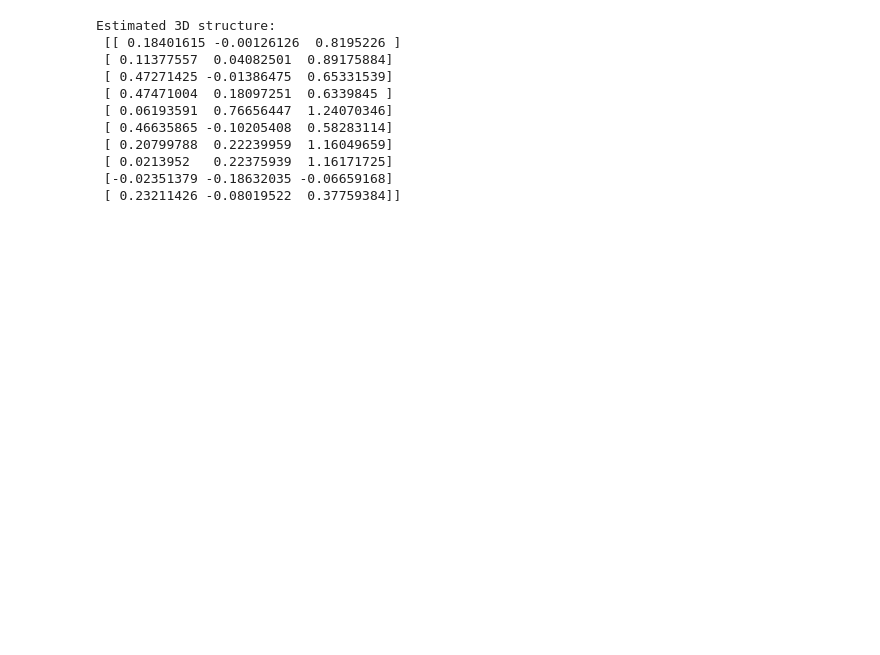
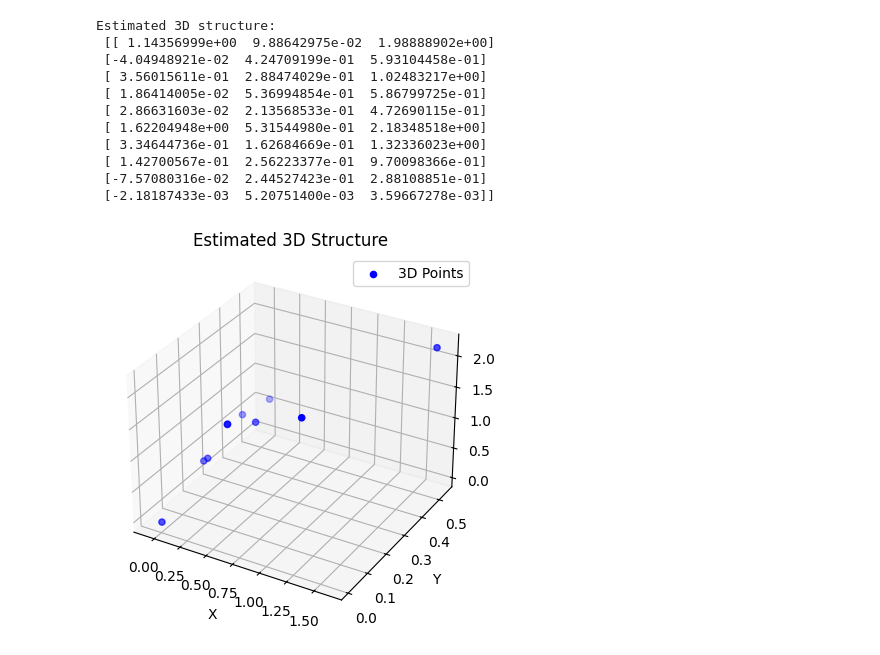
Before and after one commit to sivaprasanth2221/Computer-Vision, a Jupyter notebook: Ex9/parametric_motion.ipynb, the cells around one changed output. Drawn from its saved outputs; the diff is of its cells as text; code cells hidden in the pictures; blank space fills up the shorter version.

```diff
--- a/Ex9/parametric_motion.ipynb
+++ b/Ex9/parametric_motion.ipynb
@@ -1,39 +1,62 @@
 # %%
 import numpy as np
 import cv2
+import matplotlib.pyplot as plt
+from mpl_toolkits.mplot3d import Axes3D
 
 # Function to estimate 3D structure from two views given essential matrix
 def estimate_3d_structure(E, points1, points2, K):
     # Decompose essential matrix into rotation and translation
     _, R, t, _ = cv2.recoverPose(E, points1, points2, K)
 
     # Triangulate points
     P1 = np.hstack((np.eye(3), np.zeros((3, 1)))) # First camera matrix
     P2 = np.hstack((R, t)) # Second camera matrix with R, t
     P1 = K @ P1
     P2 = K @ P2
     points_4d_hom = cv2.triangulatePoints(P1, P2, points1.T, points2.T)
-    points_3d = points_4d_hom[:3] / points_4d_hom[3]
+    points_3d = points_4d_hom[:3] / points_4d_hom[3]  # Convert homogeneous to 3D
 
     return points_3d.T
 
 # Simulated example
-K = np.eye(3) # Intrinsic camera matrix
-E = np.eye(3) # Essential matrix for simulated data
-points1 = np.random.rand(10, 2) # Points in the first image
-points2 = np.random.rand(10, 2) # Corresponding points in the second image
+K = np.eye(3)  # Intrinsic camera matrix
+E = np.eye(3)  # Essential matrix for simulated data
+points1 = np.random.rand(10, 2)  # Points in the first image
+points2 = np.random.rand(10, 2)  # Corresponding points in the second image
+
 # Estimate 3D structure
 structure_3d = estimate_3d_structure(E, points1, points2, K)
 print("Estimated 3D structure:\n", structure_3d)
+
+# Plotting the estimated 3D structure
+fig = plt.figure()
+ax = fig.add_subplot(111, projection='3d')
+
+# Scatter plot the 3D points
+ax.scatter(structure_3d[:, 0], structure_3d[:, 1], structure_3d[:, 2], c='b', marker='o', label='3D Points')
+
+# Set labels and title
+ax.set_xlabel('X')
+ax.set_ylabel('Y')
+ax.set_zlabel('Z')
+ax.set_title('Estimated 3D Structure')
+
+# Show legend
+ax.legend()
+
+# Display the plot
+plt.show()
 # %% [output]
 Estimated 3D structure:
- [[ 0.18401615 -0.00126126  0.8195226 ]
- [ 0.11377557  0.04082501  0.89175884]
- [ 0.47271425 -0.01386475  0.65331539]
- [ 0.47471004  0.18097251  0.6339845 ]
- [ 0.06193591  0.76656447  1.24070346]
- [ 0.46635865 -0.10205408  0.58283114]
- [ 0.20799788  0.22239959  1.16049659]
- [ 0.0213952   0.22375939  1.16171725]
- [-0.02351379 -0.18632035 -0.06659168]
- [ 0.23211426 -0.08019522  0.37759384]]
+ [[ 1.14356999e+00  9.88642975e-02  1.98888902e+00]
+ [-4.04948921e-02  4.24709199e-01  5.93104458e-01]
+ [ 3.56015611e-01  2.88474029e-01  1.02483217e+00]
+ [ 1.86414005e-02  5.36994854e-01  5.86799725e-01]
+ [ 2.86631603e-02  2.13568533e-01  4.72690115e-01]
+ [ 1.62204948e+00  5.31544980e-01  2.18348518e+00]
+ [ 3.34644736e-01  1.62684669e-01  1.32336023e+00]
+ [ 1.42700567e-01  2.56223377e-01  9.70098366e-01]
+ [-7.57080316e-02  2.44527423e-01  2.88108851e-01]
+ [-2.18187433e-03  5.20751400e-03  3.59667278e-03]]
+[figure, added]
```
Also changed, not shown: 2 other files.
